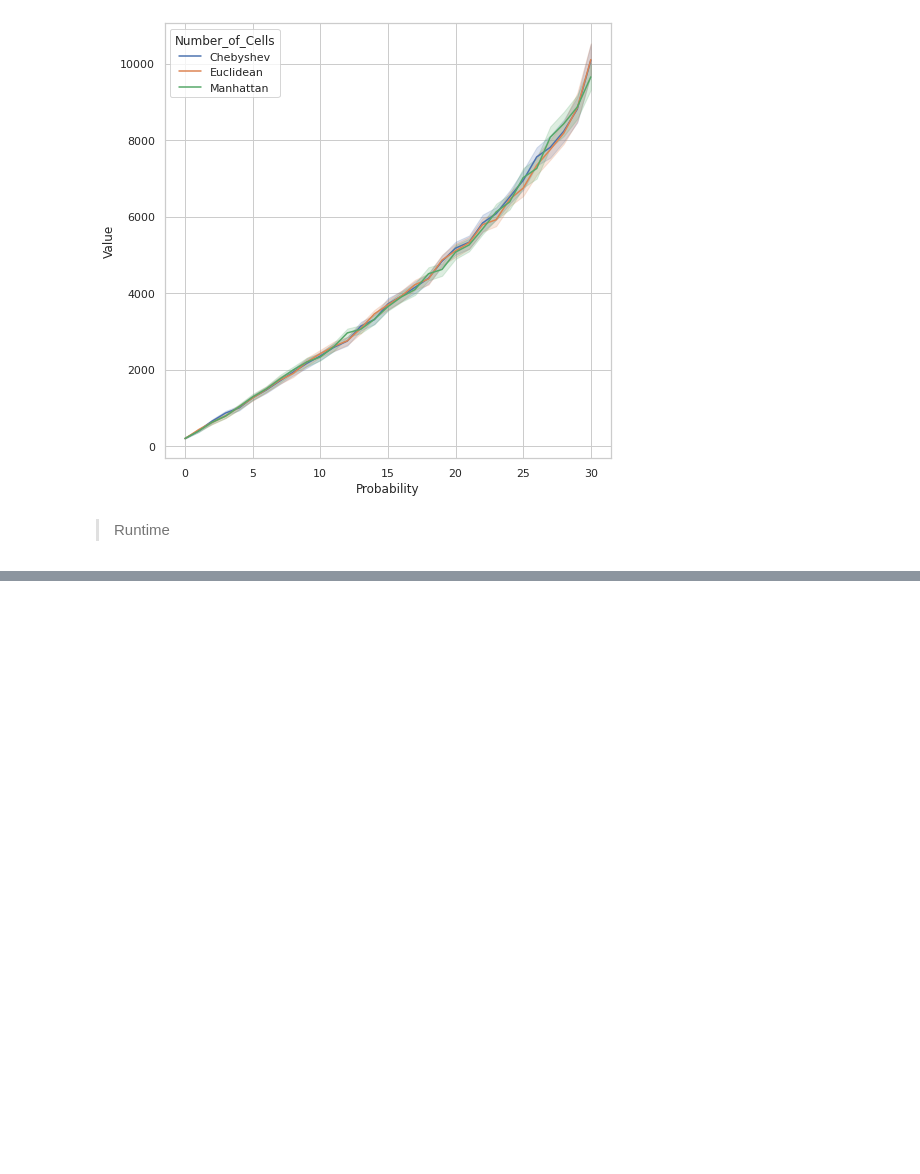
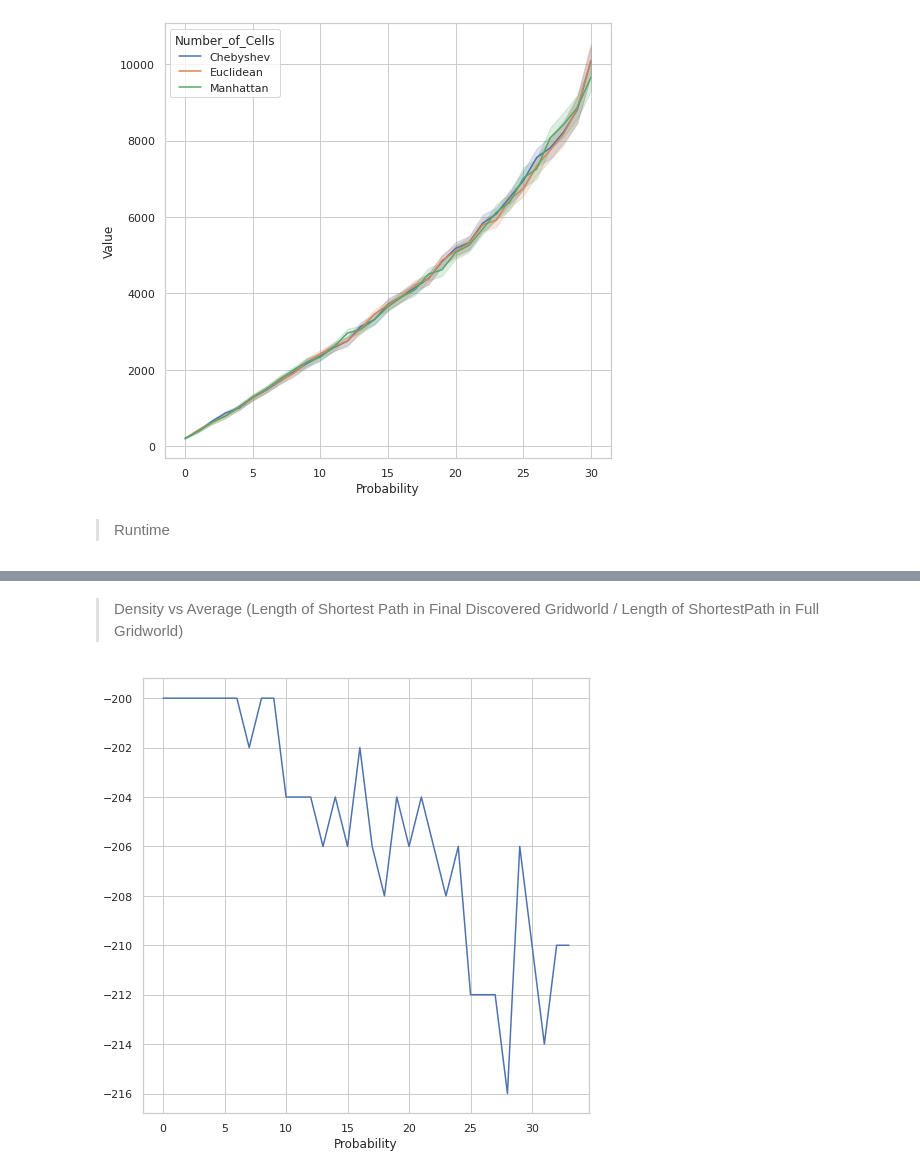
Before and after one commit to yuju1998/A-Search-520, a Jupyter notebook: Data/Plots-and-Analysis/Voyage_to_the_Unknown.ipynb, the cells around one changed output, grey strips where cells are left out. Drawn from its saved outputs; the diff is of its cells as text; code cells hidden in the pictures; blank space fills up the shorter version.

```diff
--- a/Data/Plots-and-Analysis/Voyage_to_the_Unknown.ipynb
+++ b/Data/Plots-and-Analysis/Voyage_to_the_Unknown.ipynb
@@ -74,0 +105,10 @@ q5_time_line = sns.lineplot(x=q5_time['Probability'], y=q5_time['Value'], hue=q5
+# %% [markdown]
+> Density vs Average (Length of Shortest Path in Final Discovered Gridworld / Length of ShortestPath in Full Gridworld)
+# %%
+q6_3_shortest_d = q6_dt.groupby(['Probability'])['Discovered'].quantile([0])
+q6_3_shortest_f = q6_dt.groupby(['Probability'])['Full'].quantile([0])
+#print(q6_3_shortest_d.values, '\n', q6_3_shortest_f.values, '\n', )
+plt.figure(figsize=(8, 8))
+q6_3_line = sns.lineplot(data=q6_3_shortest_d, x='Probability', y=q6_3_shortest_d.values/q6_3_shortest_f.values)
+# %% [output]
+[figure, added]
```
Also changed, not shown: parts of 30 cells of this notebook.
